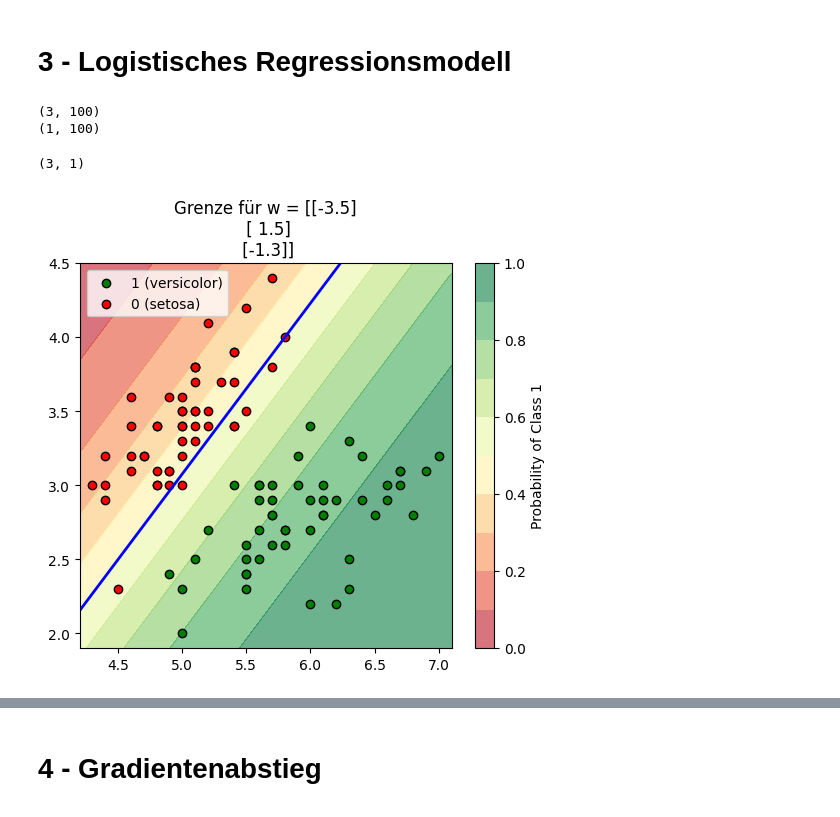
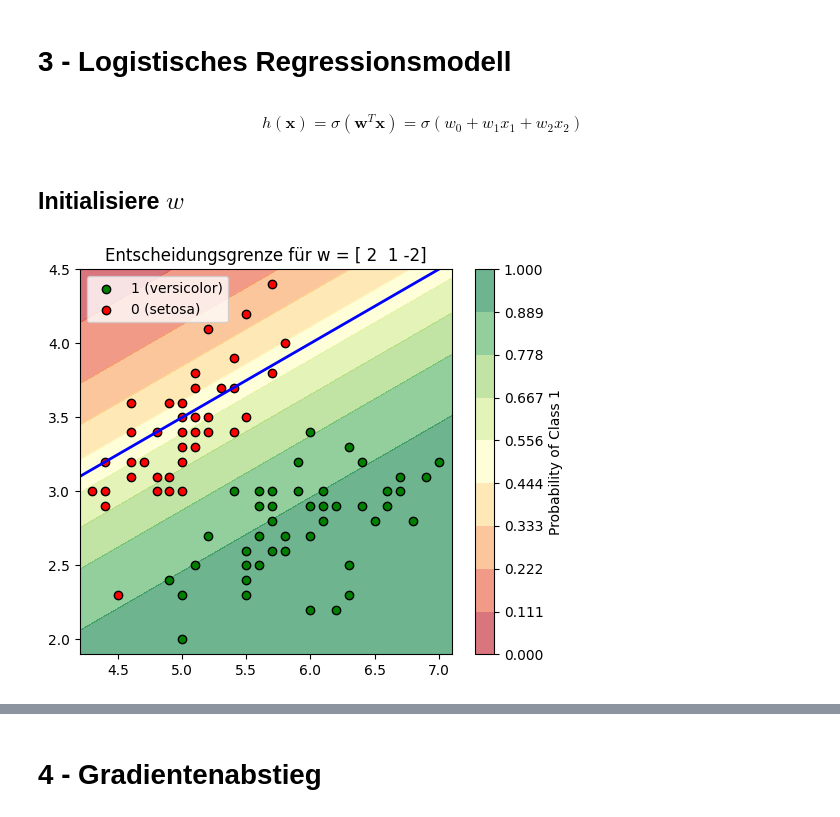
Before and after one commit to Artificial-Intelligence-HSBI-TDU/KI-Vorlesung, a Jupyter notebook: lecture/nn/files/Logistische_Regression.ipynb, the cells around one changed output, grey strips where cells are left out. Drawn from its saved outputs; the diff is of its cells as text; code cells hidden in the pictures.

```diff
--- a/lecture/nn/files/Logistische_Regression.ipynb
+++ b/lecture/nn/files/Logistische_Regression.ipynb
@@ -129,0 +195,9 @@ display(df_headtail)
+# %%
+# Ausgehend von df_iris erstellen wir mit den ersten zwei Merkmalen
+# und den ersten zwei Klassen ein neues dataframe df
+df = df_iris[['sepal length (cm)', 'sepal width (cm)', 'target']]
+df.columns = ['x_1', 'x_2', 'y']
+df = df[df['y'] < 2]
+display(df.head(3))
+print("\n...")
+display(df.tail(3))
@@ -129,0 +239,4 @@ display(df_headtail)
+# %%
+# Duplikate löschen und neue Datensatz-Länge anzeigen
+df = df.drop_duplicates()
+print(f"Neue Datensatzlänge: {len(df)}")
@@ -129,0 +245,6 @@ display(df_headtail)
+# %%
+# Die erste Spalte von 0 bis 82 numerieren (Indizes anpassen)
+df.index = range(len(df))
+display(df.head(3))
+print("\n...")
+display(df.tail(3))
@@ -148,26 +279,14 @@ plt.show()
 # %% [markdown]
 # 3 - Logistisches Regressionsmodell
-# %%
-# ----------------------------------------------------
-# Bias-Term hinzufügen: X → [1, x1, x2]
-# ----------------------------------------------------
-Xb = np.hstack([np.ones((X.shape[0], 1)), X])
-Xb = Xb.T                   # ein Datenpunkt pro Spalte (für die Konsistenz mit Folien)
-yb = y.reshape(1, -1)       # ein Datenpunkt pro Spalte (für die Konsistenz mit Folien)
-print(Xb.shape)
-print(yb.shape)
-# %% [output]
-(3, 100)
-(1, 100)
+# %% [markdown]
+$$h(\mathbf{x}) = \sigma (\mathbf{w}^T\mathbf{x}) = \sigma (w_0 + w_1x_1 + w_2x_2) \tag{1}$$
+# %% [markdown]
+## Initialisiere $w$
 # %%
-# ----------------------------------------------------
-# Gewichtsparameter zufällig initialisieren
-# ----------------------------------------------------
 #np.random.seed(42)
 #w = np.random.rand(3)
 
-# Für die Demo starten wir mit "netten" Werten
-w = np.array([[-3.5], [1.5], [-1.3]])
-print(w.shape)
+# Für die Demo starten wir mit den "netten" Werten [2, 1, -2]
+w = np.array([2, 1, -2])
+w_init = w
+w_new = w
-# %% [output]
-(3, 1)
@@ -180,6 +293,5 @@ def h(w, X):
 # %%
 fig, ax = plt.subplots(1, 1, figsize=(6, 5))
-plot_decision_boundary(ax, w, X, y, title=f"Grenze für w = {w}")
-plt.show()
+plot_decision_boundary(ax, w, df, title=f"Entscheidungsgrenze für w = {w}")
 # %% [output]
-[figure, old version]
+[figure, new version]
```
Also changed, not shown: parts of 73 cells of this notebook, 1 other file.
